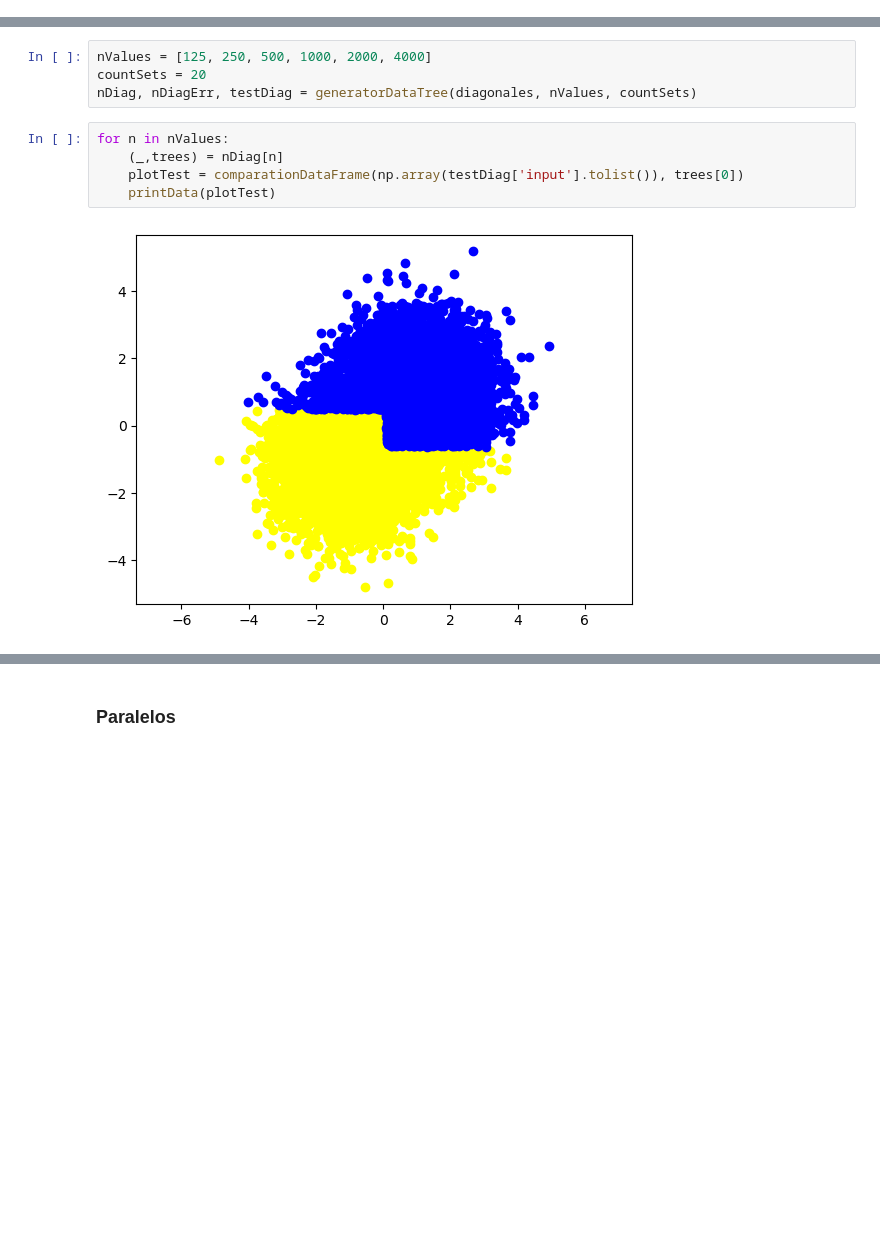
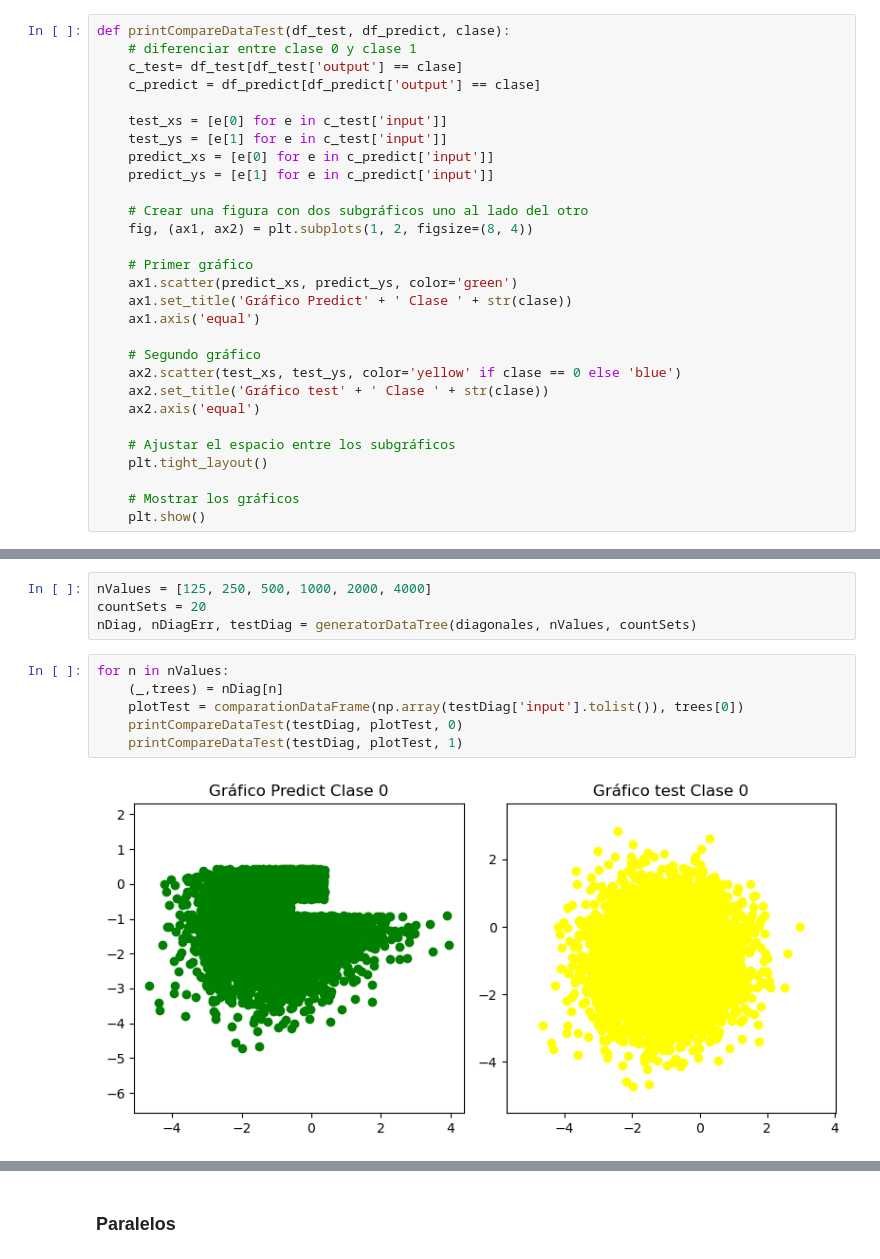
Before and after one commit to Martin-Binner/IA, a Jupyter notebook: ML/IIA24_ML_Generacion.ipynb, the cells around one changed output, grey strips where cells are left out. Saved outputs shown, nothing was run; the diff lists cells and outputs as text; blank space fills up the shorter version.

```diff
--- a/ML/IIA24_ML_Generacion.ipynb
+++ b/ML/IIA24_ML_Generacion.ipynb
@@ -260,3 +260,32 @@ sets =[espirales(i) for i in [150,600,3000]]
 _,tree150 = toTreeClassifier(sets[0])
 _, tree600 = toTreeClassifier(sets[1])
 _, tree3000 = toTreeClassifier(sets[2])
+# %%
+def printCompareDataTest(df_test, df_predict, clase):
+    # diferenciar entre clase 0 y clase 1
+    c_test= df_test[df_test['output'] == clase]
+    c_predict = df_predict[df_predict['output'] == clase]
+
+    test_xs = [e[0] for e in c_test['input']]
+    test_ys = [e[1] for e in c_test['input']]
+    predict_xs = [e[0] for e in c_predict['input']]
+    predict_ys = [e[1] for e in c_predict['input']]
+
+    # Crear una figura con dos subgráficos uno al lado del otro
+    fig, (ax1, ax2) = plt.subplots(1, 2, figsize=(8, 4))
+
+    # Primer gráfico
+    ax1.scatter(predict_xs, predict_ys, color='green')
+    ax1.set_title('Gráfico Predict' + ' Clase ' + str(clase))
+    ax1.axis('equal')
+
+    # Segundo gráfico
+    ax2.scatter(test_xs, test_ys, color='yellow' if clase == 0 else 'blue')
+    ax2.set_title('Gráfico test' + ' Clase ' + str(clase))
+    ax2.axis('equal')
+
+    # Ajustar el espacio entre los subgráficos
+    plt.tight_layout()
+
+    # Mostrar los gráficos
+    plt.show()
@@ -343,7 +403,8 @@ nDiag, nDiagErr, testDiag = generatorDataTree(diagonales, nValues, countSets)
 # %%
 for n in nValues:
     (_,trees) = nDiag[n]
     plotTest = comparationDataFrame(np.array(testDiag['input'].tolist()), trees[0])
-    printData(plotTest)
+    printCompareDataTest(testDiag, plotTest, 0)
+    printCompareDataTest(testDiag, plotTest, 1)
 # %% [output]
-[figure, old version]
+[figure, new version]
```
Also changed, not shown: parts of 14 cells of this notebook.
